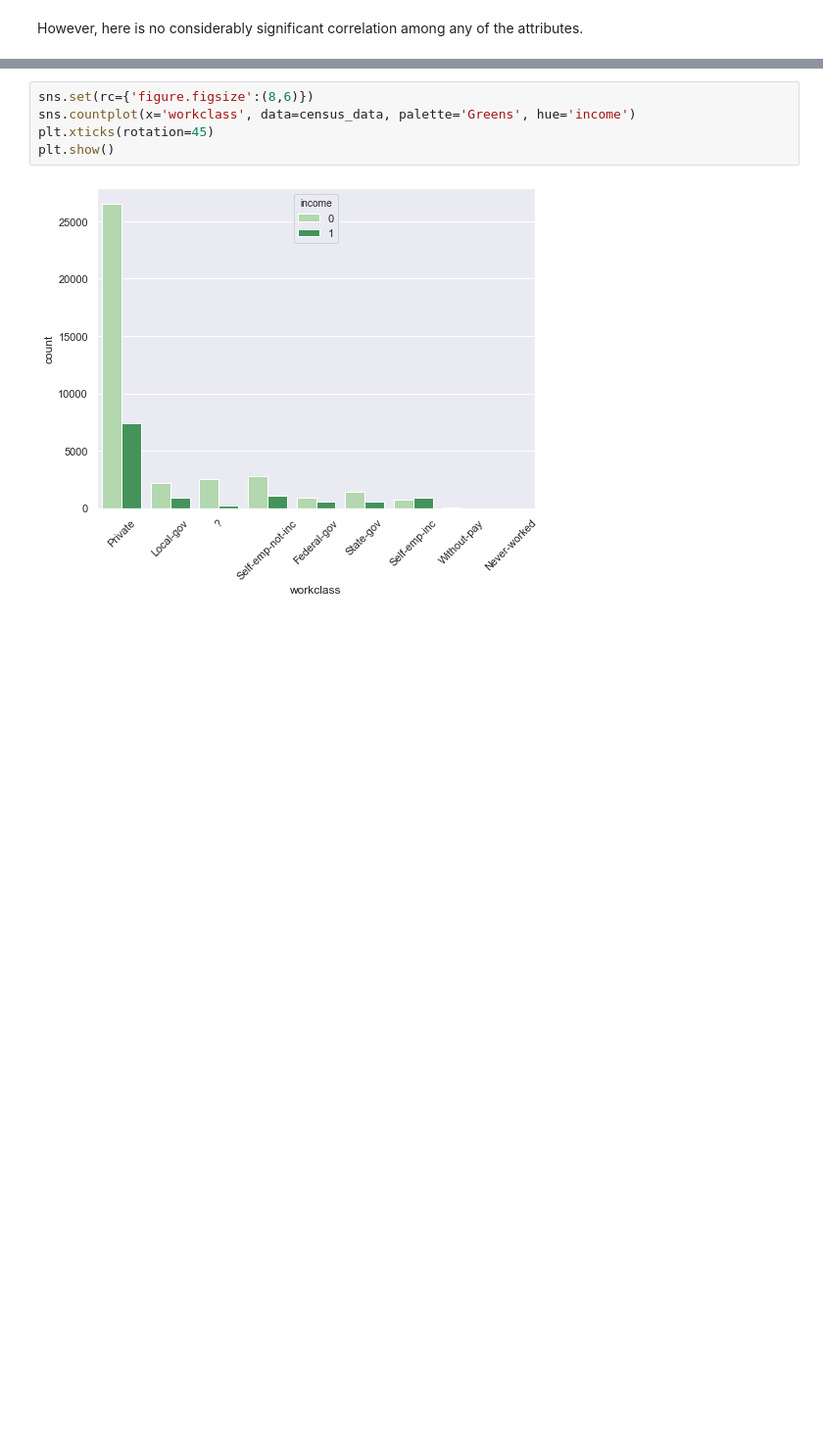
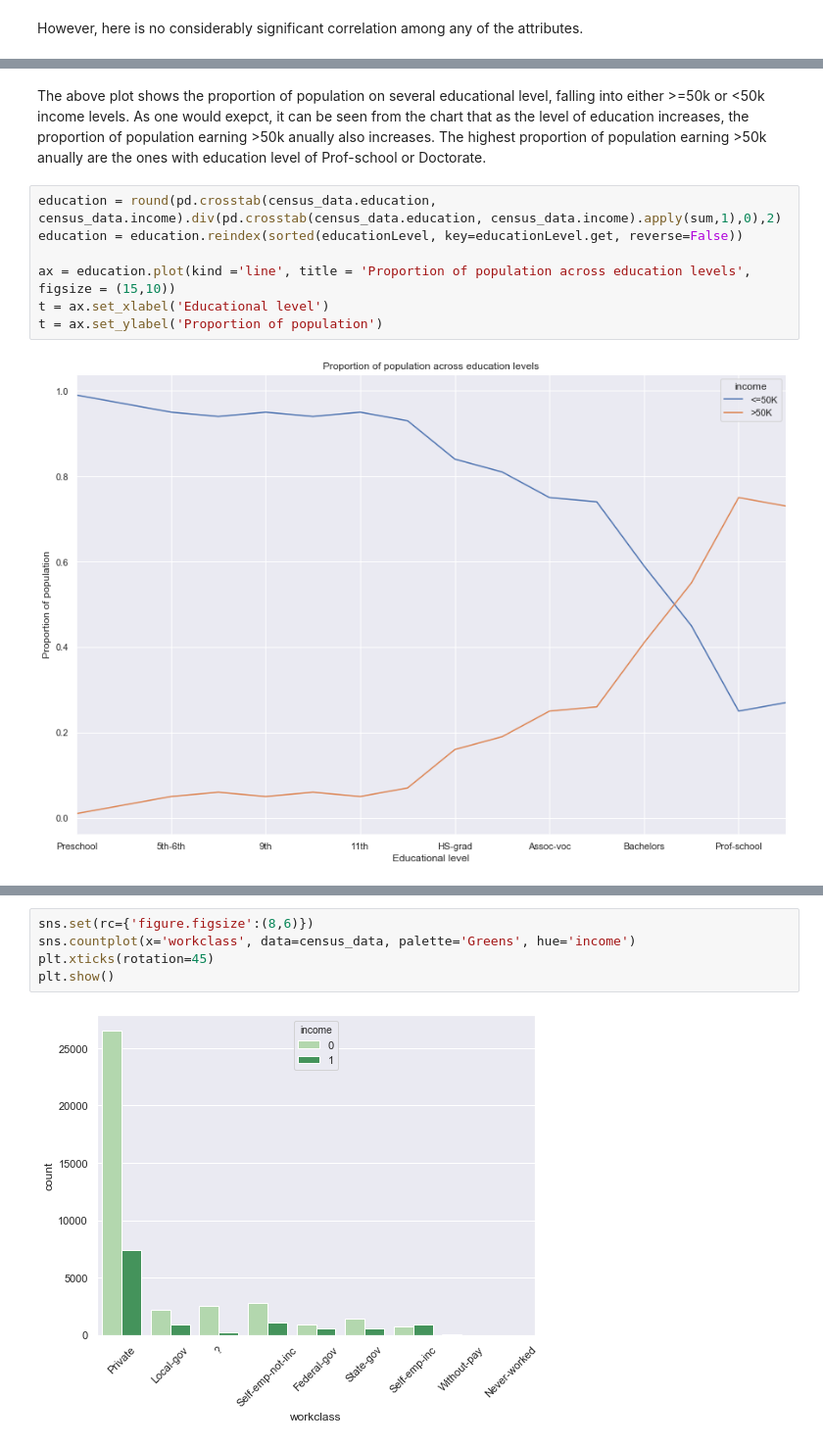
Before and after one commit to saisuma29/census_income, a Jupyter notebook: census.ipynb, the cells around one changed output, grey strips where cells are left out. Shown at 98% size. Saved outputs shown, nothing was run; the diff lists cells and outputs as text; blank space fills up the shorter version.

```diff
--- a/census.ipynb
+++ b/census.ipynb
@@ -348,0 +378,11 @@ Name: workclass, dtype: int64
+# %% [markdown]
+The above plot shows the proportion of population on several educational level, falling into either >=50k or <50k income levels. As one would exepct, it can be seen from the chart that as the level of education increases, the proportion of population earning >50k anually also increases. The highest proportion of population earning >50k anually are the ones with education level of Prof-school or Doctorate.
+# %%
+education = round(pd.crosstab(census_data.education, census_data.income).div(pd.crosstab(census_data.education, census_data.income).apply(sum,1),0),2)
+education = education.reindex(sorted(educationLevel, key=educationLevel.get, reverse=False))
+
+ax = education.plot(kind ='line', title = 'Proportion of population across education levels', figsize = (15,10))
+t = ax.set_xlabel('Educational level')
+t = ax.set_ylabel('Proportion of population')
+# %% [output]
+[figure, added]
```
Also changed, not shown: parts of 43 cells of this notebook.
